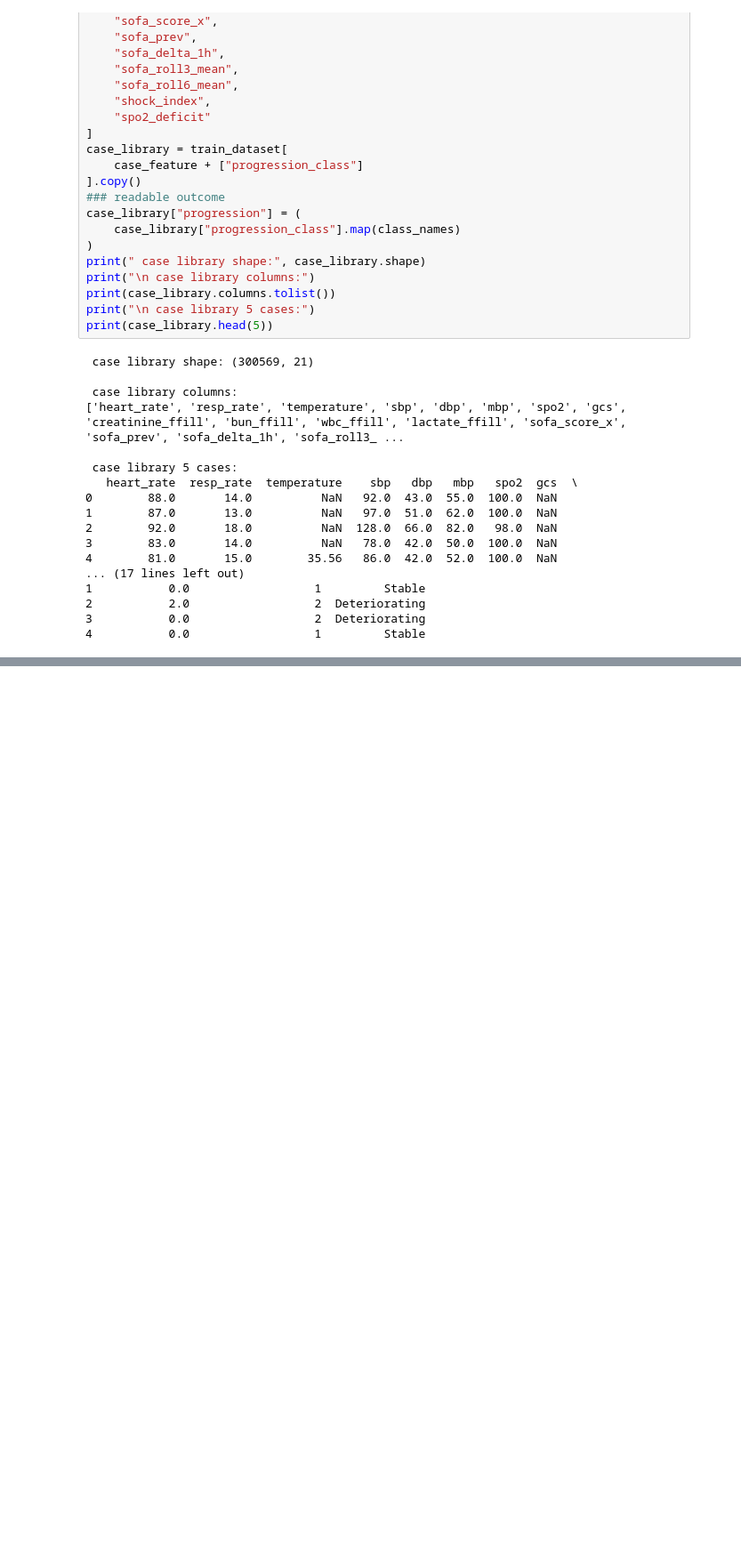
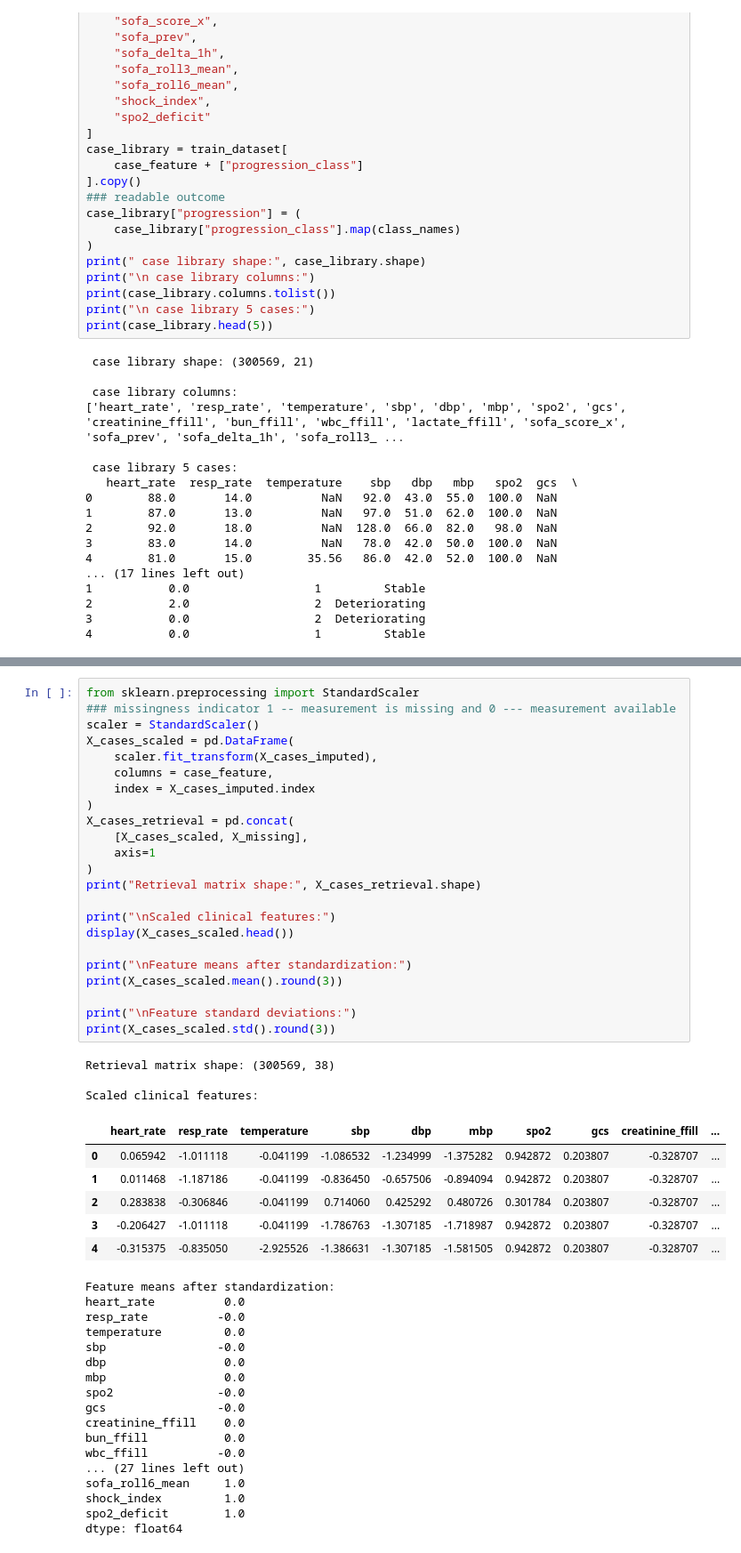
Before and after one commit to Prajin-K/Explainable-Sepsis-AI, a Jupyter notebook: notebooks/21_Case_RAG_Data_Preparation.ipynb, the cells around one changed output, grey strips where cells are left out. Shown at 89% size. Saved outputs shown, nothing was run; the diff lists cells and outputs as text; blank space fills up the shorter version.

```diff
--- a/notebooks/21_Case_RAG_Data_Preparation.ipynb
+++ b/notebooks/21_Case_RAG_Data_Preparation.ipynb
@@ -180,0 +270,50 @@ print(case_library.head(5))
+# %%
+from sklearn.preprocessing import StandardScaler
+### missingness indicator 1 -- measurement is missing and 0 --- measurement available
+scaler = StandardScaler()
+X_cases_scaled = pd.DataFrame(
+    scaler.fit_transform(X_cases_imputed),
+    columns = case_feature,
+    index = X_cases_imputed.index
+)
+X_cases_retrieval = pd.concat(
+    [X_cases_scaled, X_missing],
+    axis=1
+)
+print("Retrieval matrix shape:", X_cases_retrieval.shape)
+
+print("\nScaled clinical features:")
+display(X_cases_scaled.head())
+
+print("\nFeature means after standardization:")
+print(X_cases_scaled.mean().round(3))
+
+print("\nFeature standard deviations:")
+print(X_cases_scaled.std().round(3))
+# %% [output]
+Retrieval matrix shape: (300569, 38)
+
+Scaled clinical features:
+|  | heart_rate | resp_rate | temperature | sbp | dbp | mbp | spo2 | gcs | creatinine_ffill | ... |
+| 0 | 0.065942 | -1.011118 | -0.041199 | -1.086532 | -1.234999 | -1.375282 | 0.942872 | 0.203807 | -0.328707 | ... |
+| 1 | 0.011468 | -1.187186 | -0.041199 | -0.836450 | -0.657506 | -0.894094 | 0.942872 | 0.203807 | -0.328707 | ... |
+| 2 | 0.283838 | -0.306846 | -0.041199 | 0.714060 | 0.425292 | 0.480726 | 0.301784 | 0.203807 | -0.328707 | ... |
+| 3 | -0.206427 | -1.011118 | -0.041199 | -1.786763 | -1.307185 | -1.718987 | 0.942872 | 0.203807 | -0.328707 | ... |
+| 4 | -0.315375 | -0.835050 | -2.925526 | -1.386631 | -1.307185 | -1.581505 | 0.942872 | 0.203807 | -0.328707 | ... |
+Feature means after standardization:
+heart_rate          0.0
+resp_rate          -0.0
+temperature         0.0
+sbp                -0.0
+dbp                 0.0
+mbp                 0.0
+spo2               -0.0
+gcs                -0.0
+creatinine_ffill    0.0
+bun_ffill           0.0
+wbc_ffill          -0.0
+... (27 lines left out)
+sofa_roll6_mean     1.0
+shock_index         1.0
+spo2_deficit        1.0
+dtype: float64
```
Also changed, not shown: parts of 5 cells of this notebook.
